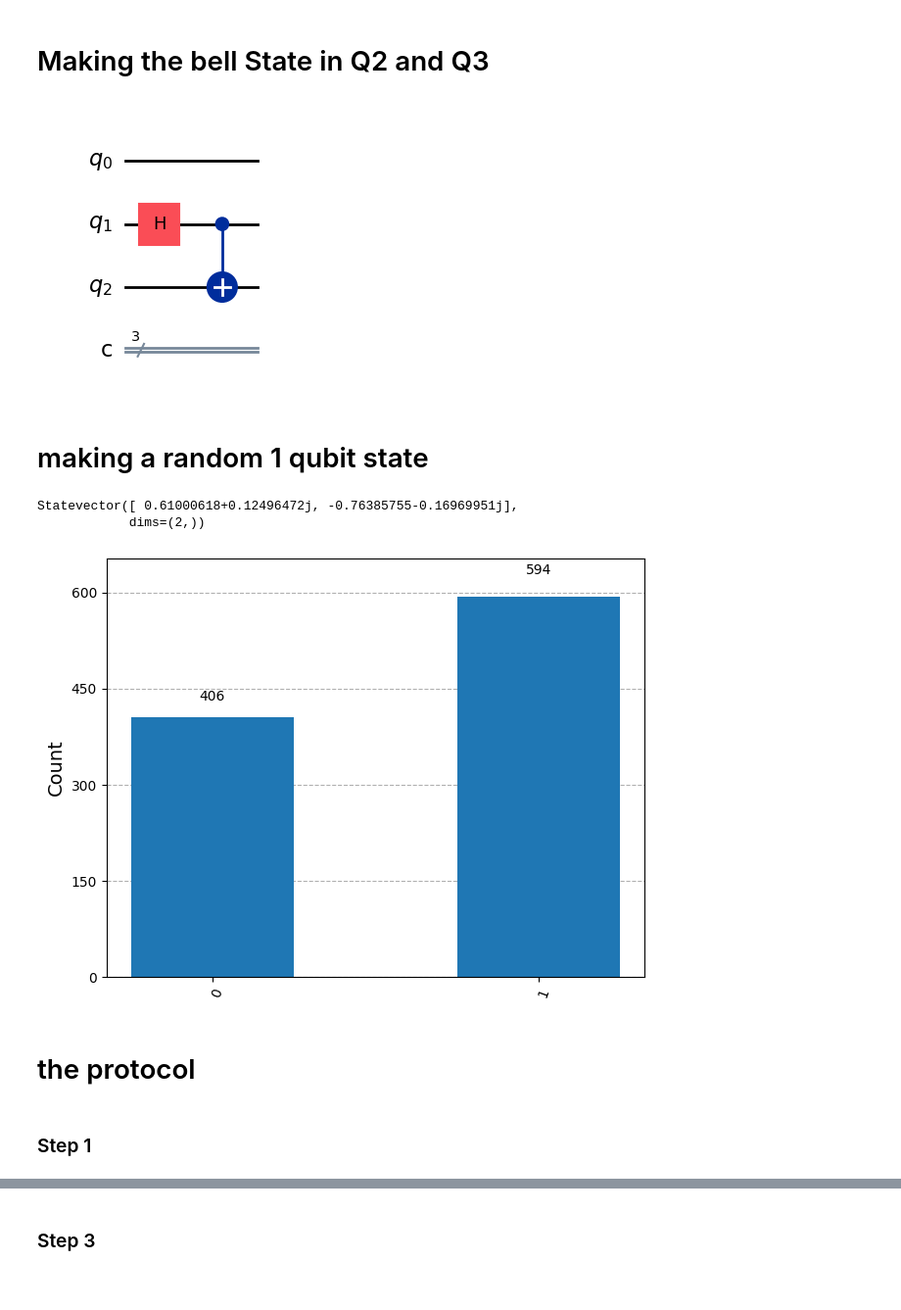
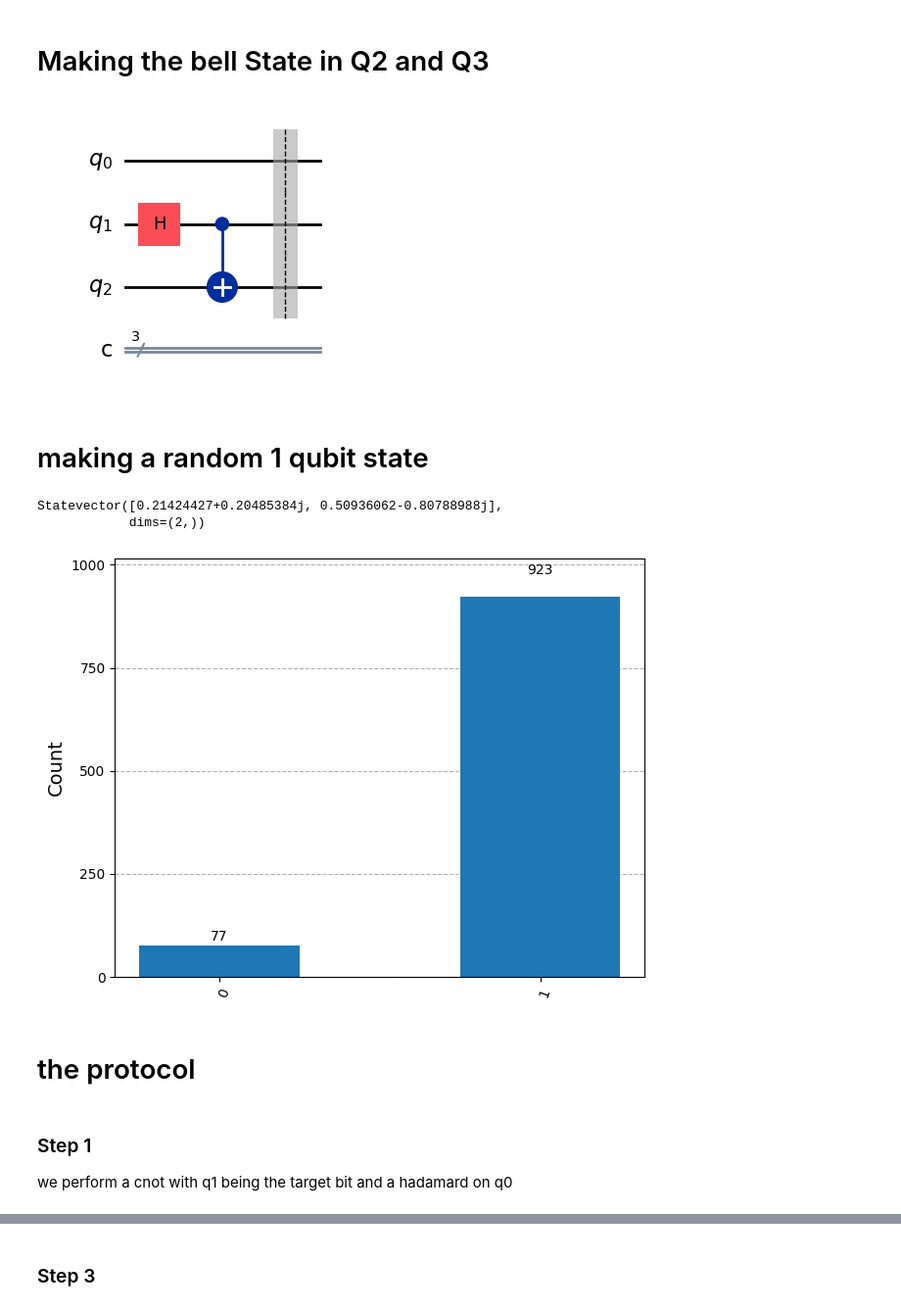
Before and after one commit to speedcuber05/first-repo, a Jupyter notebook: python/quantum_computing/quantum_teleportation.ipynb, the cells around one changed output, grey strips where cells are left out. Shown at 98% size. Cells and saved outputs as stored; diff of their text form; code cells hidden in the pictures.

```diff
--- a/python/quantum_computing/quantum_teleportation.ipynb
+++ b/python/quantum_computing/quantum_teleportation.ipynb
@@ -9,27 +11,30 @@ from qiskit.quantum_info import random_statevector, Statevector
 # %%
 qc=QuantumCircuit(3,3)
 
 qc.h(1)
 qc.cx(1,2)
+qc.barrier()
 qc.draw("mpl")
 # %% [output]
-[figure, old version]
+[figure, new version]
 # %% [markdown]
 # making a random 1 qubit state
 # %%
-psi = random_statevector(2,seed=3)
+psi = random_statevector(2,seed=1)
 qc.initialize(psi.data, 0)
 psi.sample_counts(shots=1000)
 print(psi)
+qc.barrier()
 plot_histogram(psi.sample_counts(shots=1000))
 # %% [output]
-Statevector([ 0.61000618+0.12496472j, -0.76385755-0.16969951j],
+Statevector([0.21424427+0.20485384j, 0.50936062-0.80788988j],
             dims=(2,))
-[figure, old version]
+[figure, new version]
 # %% [markdown]
 # the protocol
 # %% [markdown]
 ### Step 1
+we perform a cnot with q1 being the target bit and a hadamard on q0
 # %%
 qc.cx(0,1)
 qc.h(0)
```
Also changed, not shown: parts of 7 cells of this notebook, 9 other files.
